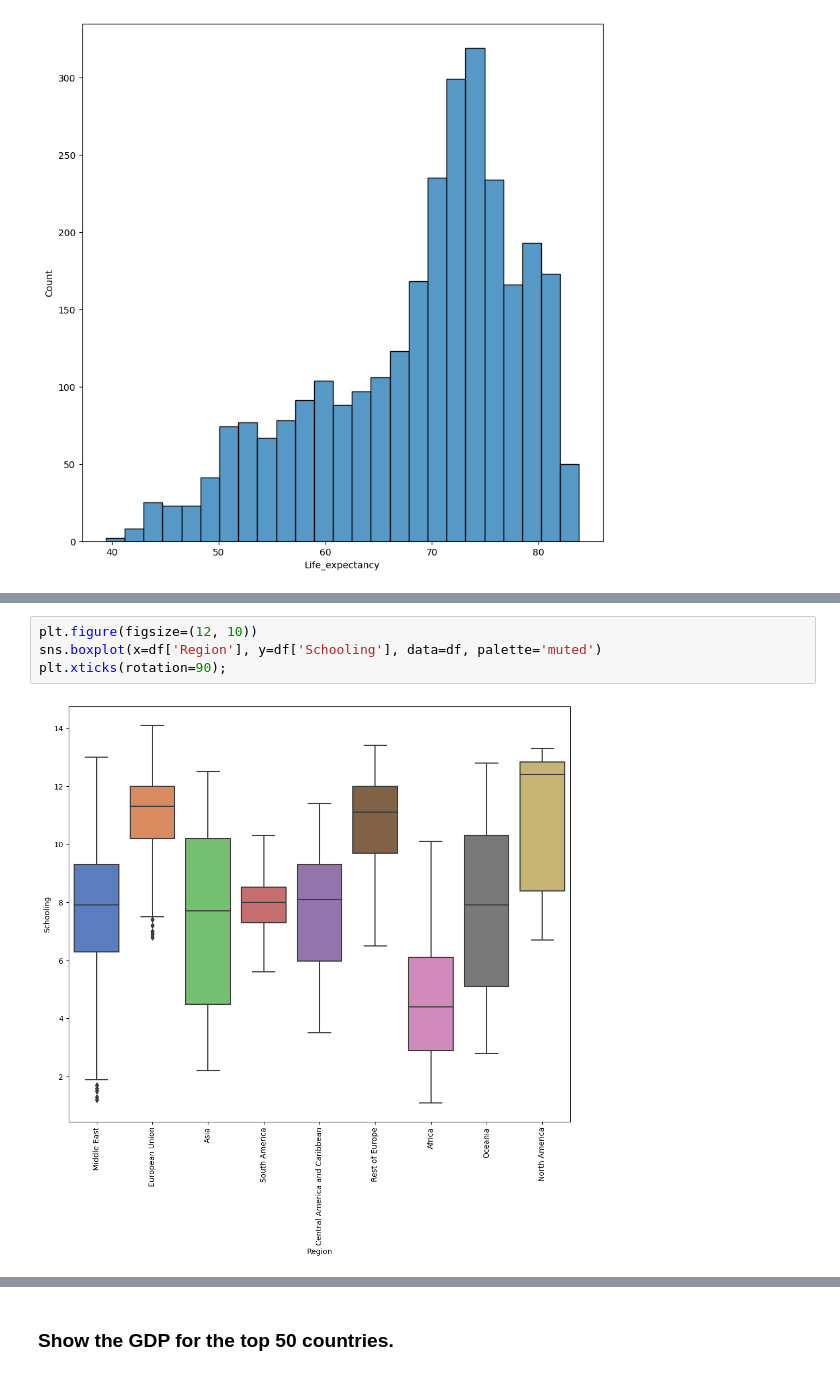
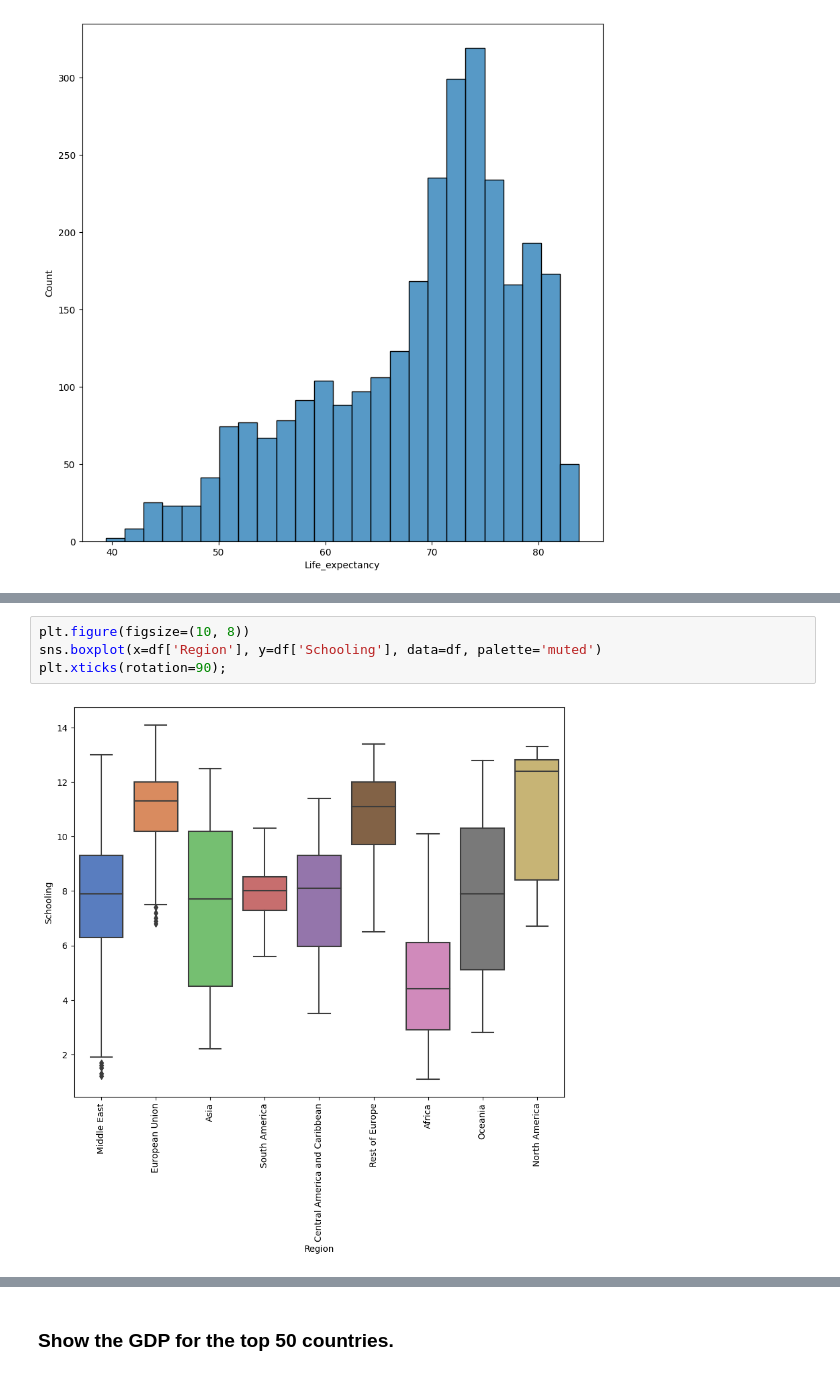
Before and after one commit to johnpospisil/who-life-expectancy-predictor, a Jupyter notebook: who-life-expectancy-prediction.ipynb, the cells around one changed output, grey strips where cells are left out. Cells and saved outputs as stored; diff of their text form.

```diff
--- a/who-life-expectancy-prediction.ipynb
+++ b/who-life-expectancy-prediction.ipynb
@@ -145,8 +145,8 @@ plt.xticks(rotation=90);
 # %%
-plt.figure(figsize=(12, 10))
+plt.figure(figsize=(10, 8))
 sns.boxplot(x=df['Region'], y=df['Schooling'], data=df, palette='muted')
 plt.xticks(rotation=90);
 # %% [output]
-[figure, old version]
+[figure, new version]
 # %%
 plt.figure(figsize=(10, 8))
```
Also changed, not shown: parts of 11 cells of this notebook.
